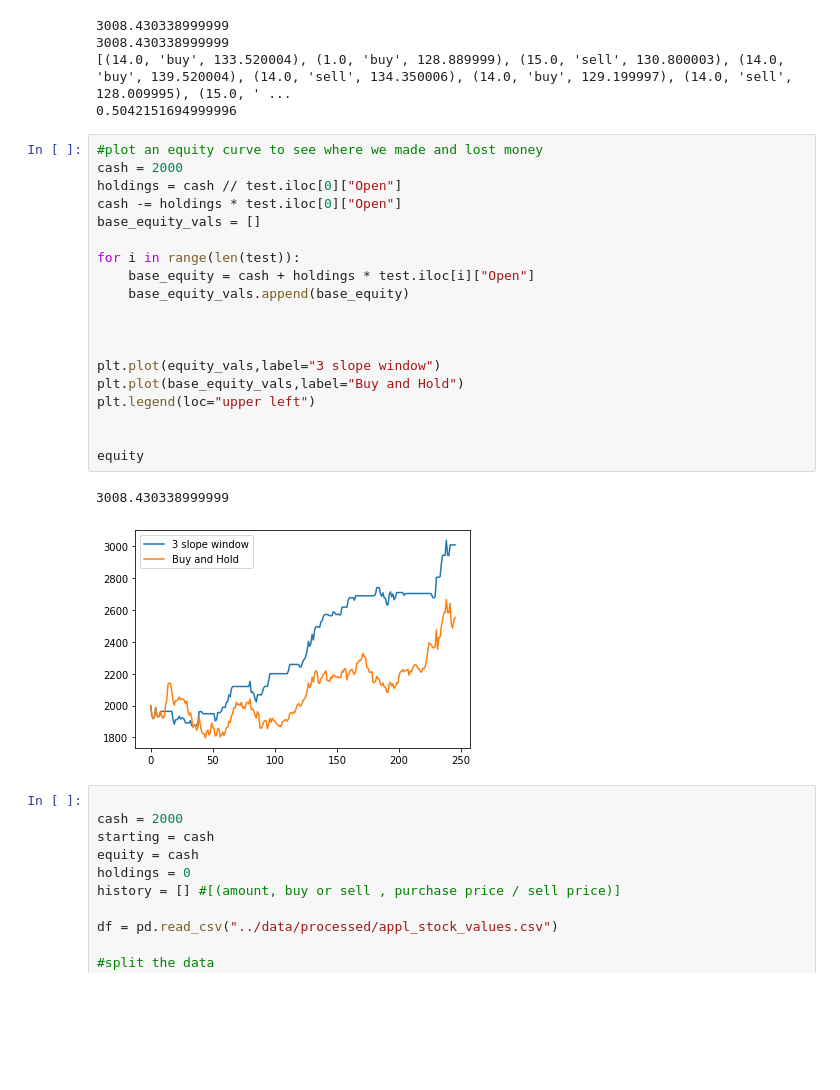
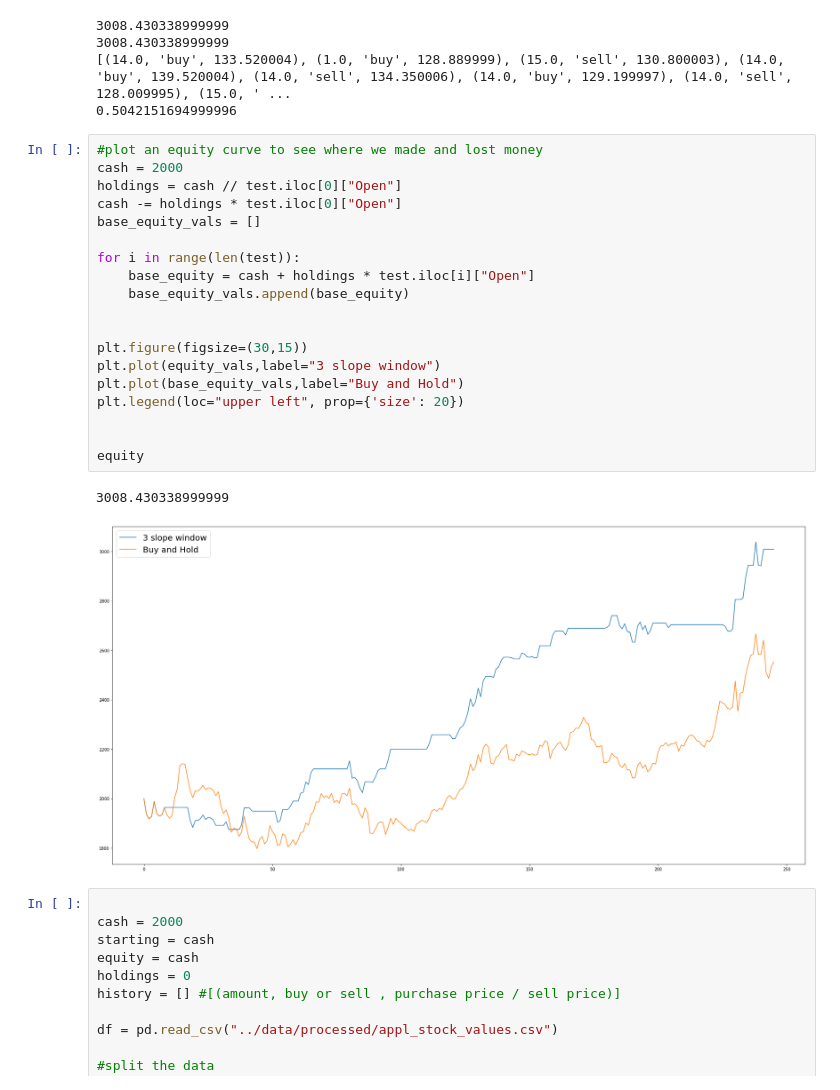
Before and after one commit to kevinkim101/financial_stock_data_modelling, a Jupyter notebook: project_name/notebooks/trading_strats.ipynb, the cells around one changed output. Saved outputs shown, nothing was run; the diff lists cells and outputs as text; blank space fills up the shorter version.

```diff
--- a/project_name/notebooks/trading_strats.ipynb
+++ b/project_name/notebooks/trading_strats.ipynb
@@ -204,25 +204,25 @@ print((equity - starting) / starting )
 # %%
 #plot an equity curve to see where we made and lost money
 cash = 2000
 holdings = cash // test.iloc[0]["Open"]
 cash -= holdings * test.iloc[0]["Open"]
 base_equity_vals = []
 
 for i in range(len(test)):
     base_equity = cash + holdings * test.iloc[i]["Open"]
     base_equity_vals.append(base_equity)
 
 
-
+plt.figure(figsize=(30,15))
 plt.plot(equity_vals,label="3 slope window")
 plt.plot(base_equity_vals,label="Buy and Hold")
-plt.legend(loc="upper left")
+plt.legend(loc="upper left", prop={'size': 20})
 
 
 equity
 # %% [output]
 3008.430338999999
-[figure, old version]
+[figure, new version]
 # %%
 
 cash = 2000
```
Also changed, not shown: parts of 1 cell of this notebook, 3 other files.
